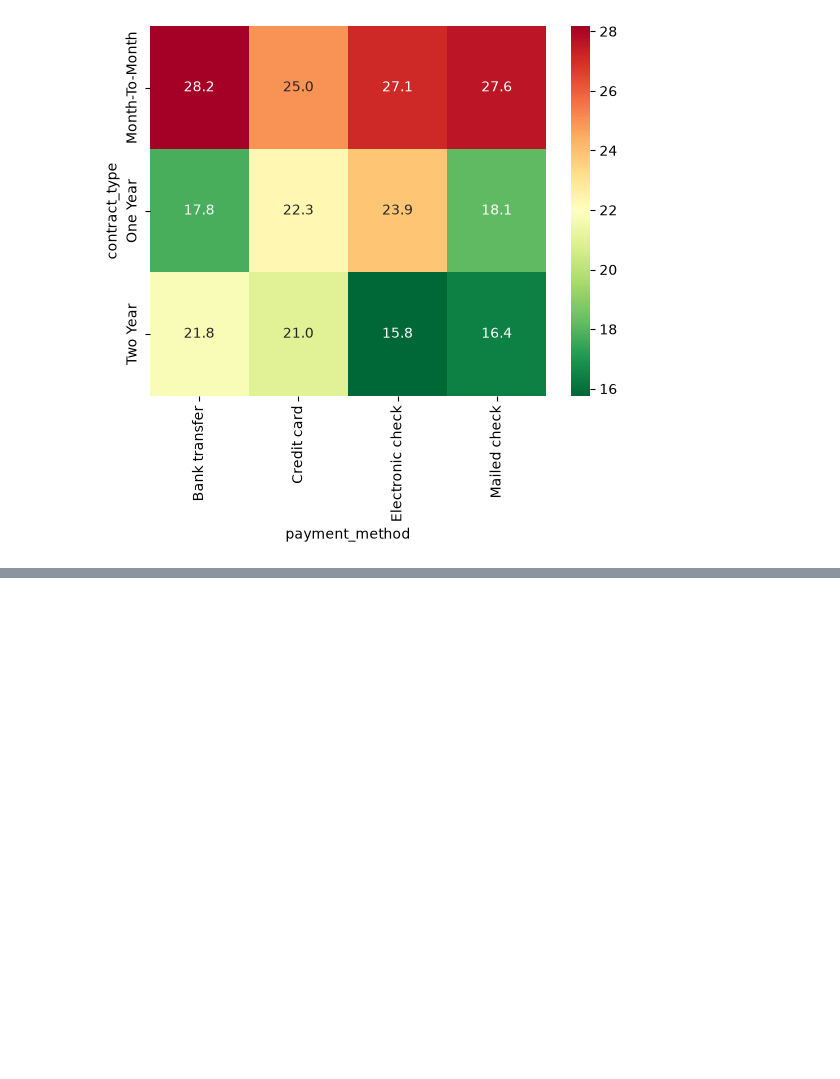
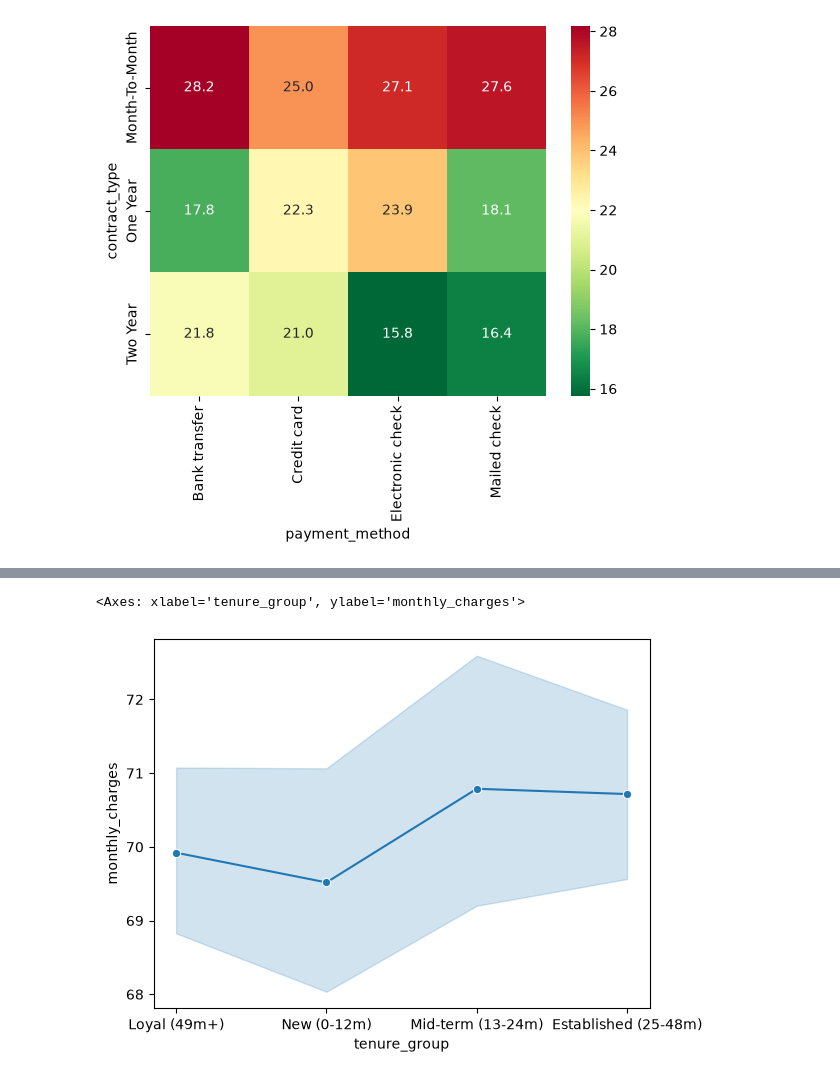
Before and after one commit to jerinira/telecom-churn-analysis, a Jupyter notebook: notebooks/03_test_exploratory_data_analysis.ipynb, the cells around one changed output, grey strips where cells are left out. Saved outputs shown, nothing was run; the diff lists cells and outputs as text; code cells hidden in the pictures; blank space fills up the shorter version.

```diff
--- a/notebooks/03_test_exploratory_data_analysis.ipynb
+++ b/notebooks/03_test_exploratory_data_analysis.ipynb
@@ -141,0 +188,7 @@ sns.heatmap(
+# %%
+""" Cohort analysis: Monthly charges trajectory """
+sns.lineplot(data=df, x="tenure_group", y="monthly_charges",
+             estimator="mean", marker="o", palette={"Yes": "#e74c3c", "No": "#2ecc71"})
+# %% [output]
+<Axes: xlabel='tenure_group', ylabel='monthly_charges'>
+[figure, added]
```
Also changed, not shown: parts of 4 cells of this notebook, 1 other file.
